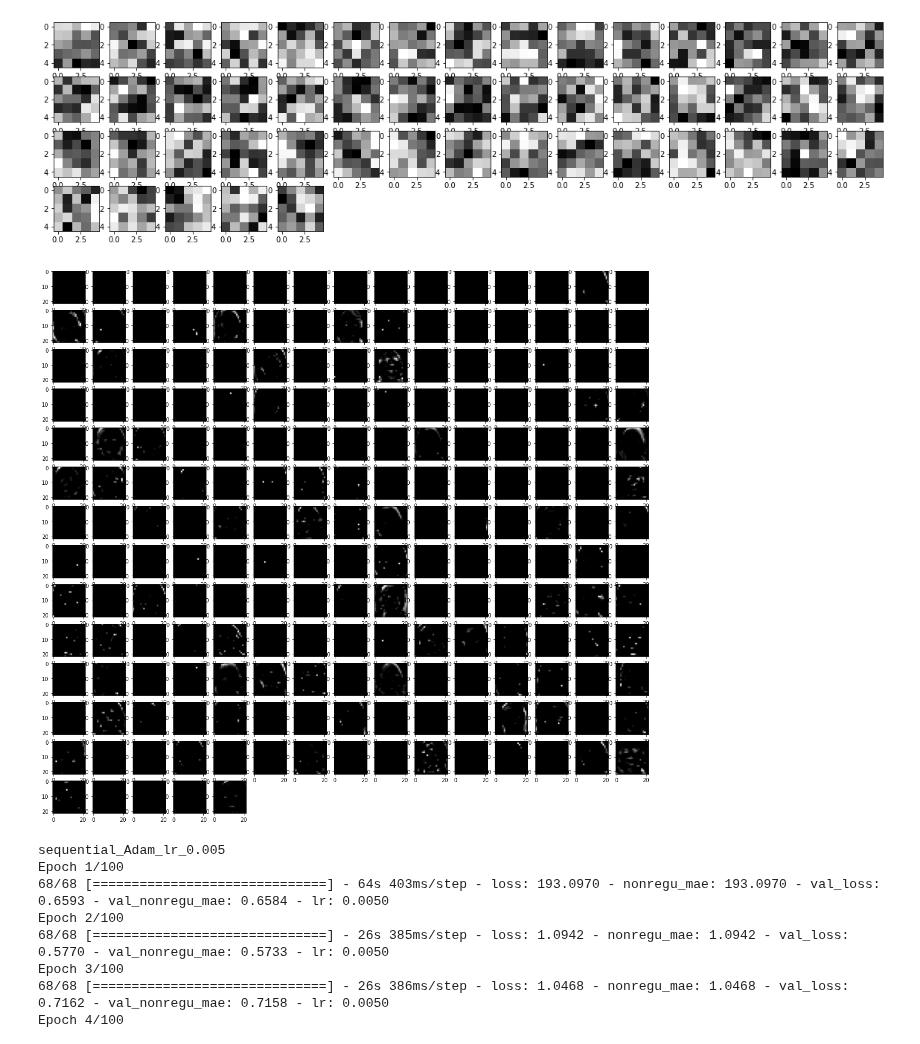
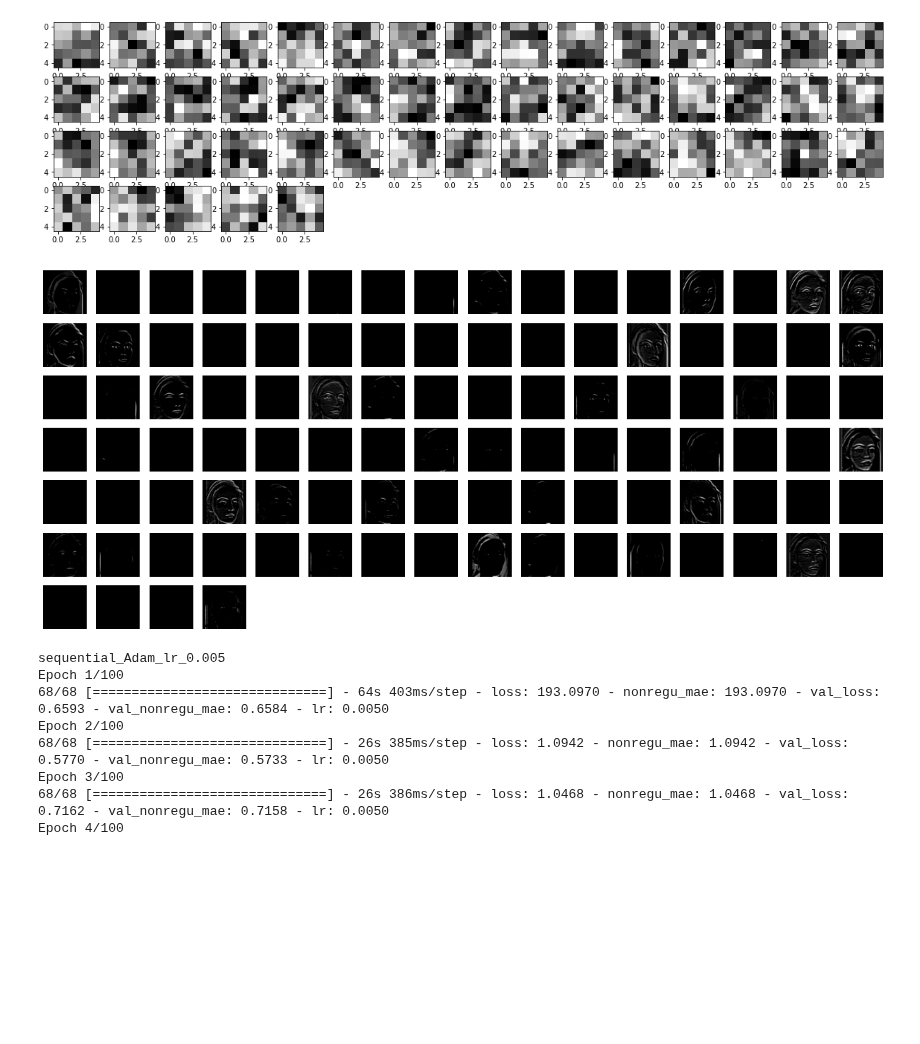
Before and after one commit to LapTQ/IT3910E_facial_beauty_pediction, a Jupyter notebook: facial_beauty_perception.ipynb, the cells around one changed output. Cells and saved outputs as stored; diff of their text form; code cells hidden in the pictures; blank space fills up the shorter version.

```diff
--- a/facial_beauty_perception.ipynb
+++ b/facial_beauty_perception.ipynb
@@ -370,7 +370,7 @@ def remove_model(name):
     except:
         pass
 # %%
-def train_model(name, optimizer, max_epochs, batch_size=32, monitor='val_nonregu_mae', reduce_lr_patience=None, early_stop_patience=None, dataset_size='all'):
+def train_model(name, optimizer, max_epochs, batch_size=32, monitor='val_nonregu_mae', reduce_lr_patience=None, early_stop_patience=None, dataset_size='all', use_checkpoint=False):
 
     print(name)
 
@@ -385,9 +385,12 @@ def train_model(name, optimizer, max_epochs, batch_size=32, monitor='val_nonregu
     callbacks = [
                  tf.keras.callbacks.ReduceLROnPlateau(monitor=monitor, factor=0.1, patience=reduce_lr_patience, verbose=1),
                  tf.keras.callbacks.EarlyStopping(monitor=monitor, min_delta=0.00001, patience=early_stop_patience, verbose=1),
-                 tf.keras.callbacks.ModelCheckpoint(filepath='/content/drive/MyDrive/checkpoint/checkpoint.hdf5', monitor=monitor, verbose=1, save_best_only=True),
-                 tf.keras.callbacks.TensorBoard(logdir/name)
+                #  tf.keras.callbacks.ModelCheckpoint(filepath='/content/drive/MyDrive/checkpoint/checkpoint.hdf5', monitor=monitor, verbose=1, save_best_only=True),
+                #  tf.keras.callbacks.TensorBoard(logdir/name)
                 ]
+
+    if use_checkpoint:
+        callbacks.append(tf.keras.callbacks.ModelCheckpoint(filepath='/content/drive/MyDrive/checkpoint/checkpoint.hdf5', monitor=monitor, verbose=1, save_best_only=True))
 
     shutil.rmtree(logdir/name, ignore_errors=True)
 
@@ -694,3 +697,5 @@ for i in range(shape[-1]):
 plt.show()
 # %% [output]
 [figure]
+# %%
+models['checkpoint'] = model
@@ -697,18 +704,22 @@ plt.show()
 # %%
-outputs = [np.expand_dims(images[25], axis=0)]
-for i in range(len(model.layers)):
-    outputs.append(model.layers[i](outputs[-1]))
-# output = model.layers[0](np.expand_dims(images[0], axis=0))
-plt.figure(figsize=(20, 20))
-k = 6 # plot the 6th hidden layer
-shape = outputs[k + 1].shape    # plot each channel of that layer
-for i in range(shape[-1]):
-    plt.subplot(15, 15, i + 1)
-    plt.imshow(np.squeeze(outputs[k + 1][..., i]), cmap='gray')
-    # plt.axis("off")
-plt.show()
+def plot_layer_output(name, layer=0, image_index=0):
+    outputs = [np.expand_dims(images[image_index], axis=0)]
+    for i in range(len(models[name].layers)):
+        outputs.append(models[name].layers[i](outputs[-1]))
+    # output = model.layers[0](np.expand_dims(images[0], axis=0))
+
+    shape = outputs[layer + 1].shape    # plot each channel of that layer
+    figure_shape = (math.ceil(shape[-1]/16), 16)
+    plt.figure(figsize=(4/3*figure_shape[1], 4/3*figure_shape[0]))
+    for i in range(shape[-1]):
+        plt.subplot(*figure_shape, i + 1)
+        plt.imshow(np.squeeze(outputs[layer + 1][..., i]), cmap='gray')
+        plt.axis("off")
+    plt.show()
+
+plot_layer_output('checkpoint', layer=2)
 # %% [output]
-[figure, old version]
+[figure, new version]
 # %%
 optimizer = Adam(learning_rate=5e-4)
 
```
Also changed, not shown: parts of 1 cell of this notebook.
